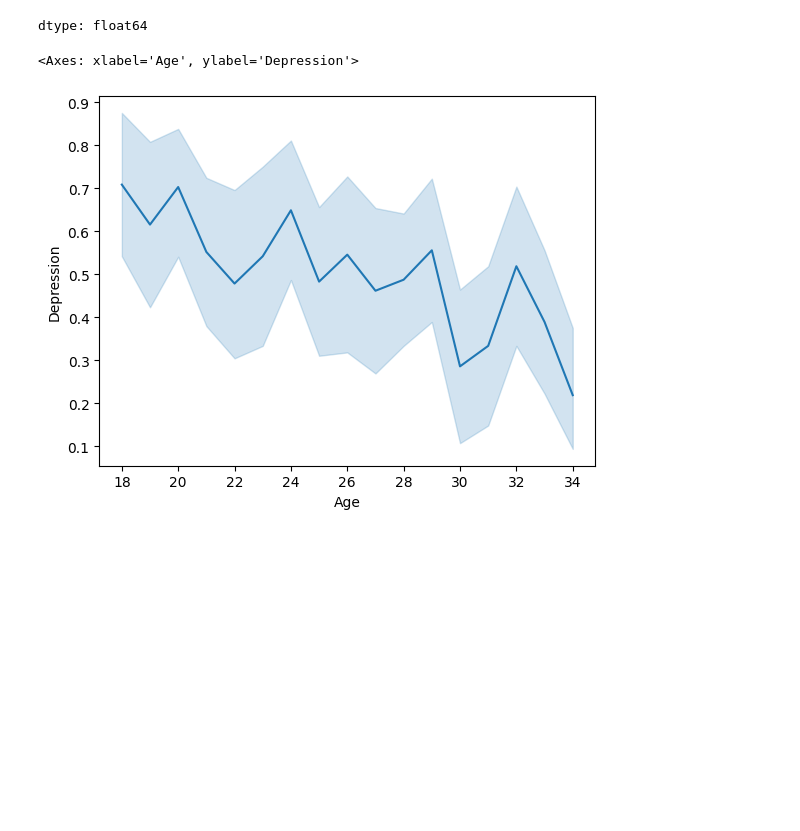
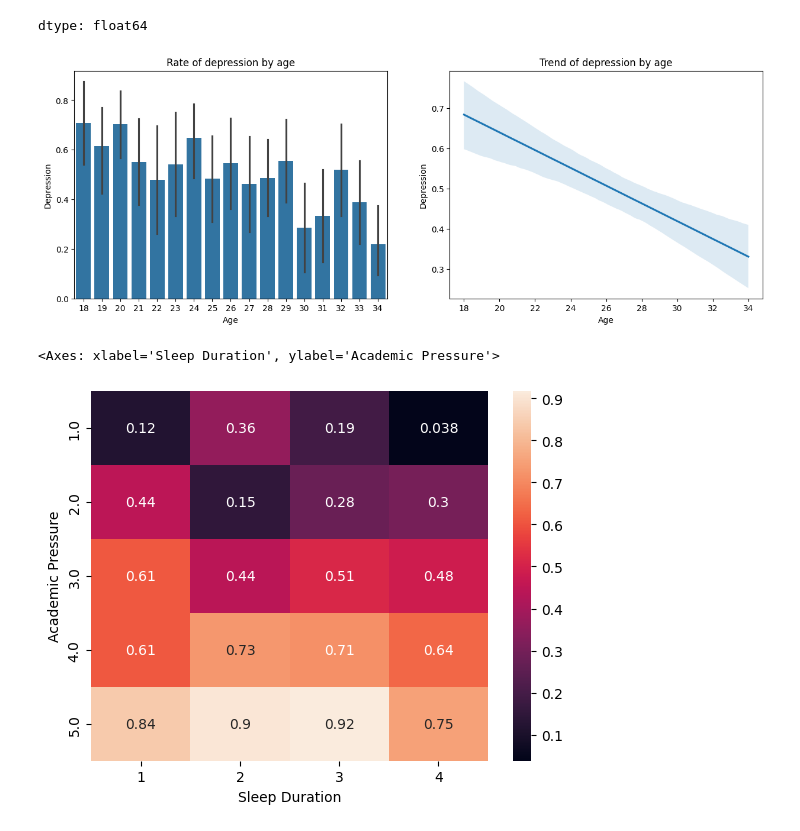
Before and after one commit to taicichin/Student-Depression-2025, a Jupyter notebook: Student_Depression.ipynb, the cells around one changed output. Cells and saved outputs as stored; diff of their text form; code cells hidden in the pictures; blank space fills up the shorter version.

```diff
--- a/Student_Depression.ipynb
+++ b/Student_Depression.ipynb
@@ -280,8 +320,24 @@ df.groupby('Age')['Depression'].mean()
 | 33 | 0.388889 |
 | 34 | 0.218750 |
 dtype: float64
-# %%
-sns.lineplot(data=df, x='Age', y='Depression')
-# %% [output]
-<Axes: xlabel='Age', ylabel='Depression'>
-[figure, removed]
+# %%
+fig, axs = plt.subplots(1, 2, figsize=(15,5))
+#axs: subplots(linhas, colunas)
+
+sns.barplot(data=df, x='Age', y='Depression', ax=axs[0])
+axs[0].set_title('Rate of depression by age')
+
+sns.regplot(data=df, x='Age', y='Depression', scatter=False)
+axs[1].set_title('Trend of depression by age')
+
+plt.show()
+# %% [output]
+[figure, added]
+# %%
+tabela = df.groupby(['Academic Pressure', 'Sleep Duration'])['Depression'].mean().unstack()
+sns.heatmap(tabela, annot=True)
+
+# dormir mais ajuda, mas não compensa pressão acadêmica extrema.
+# %% [output]
+<Axes: xlabel='Sleep Duration', ylabel='Academic Pressure'>
+[figure, added]
```
Also changed, not shown: parts of 13 cells of this notebook.
